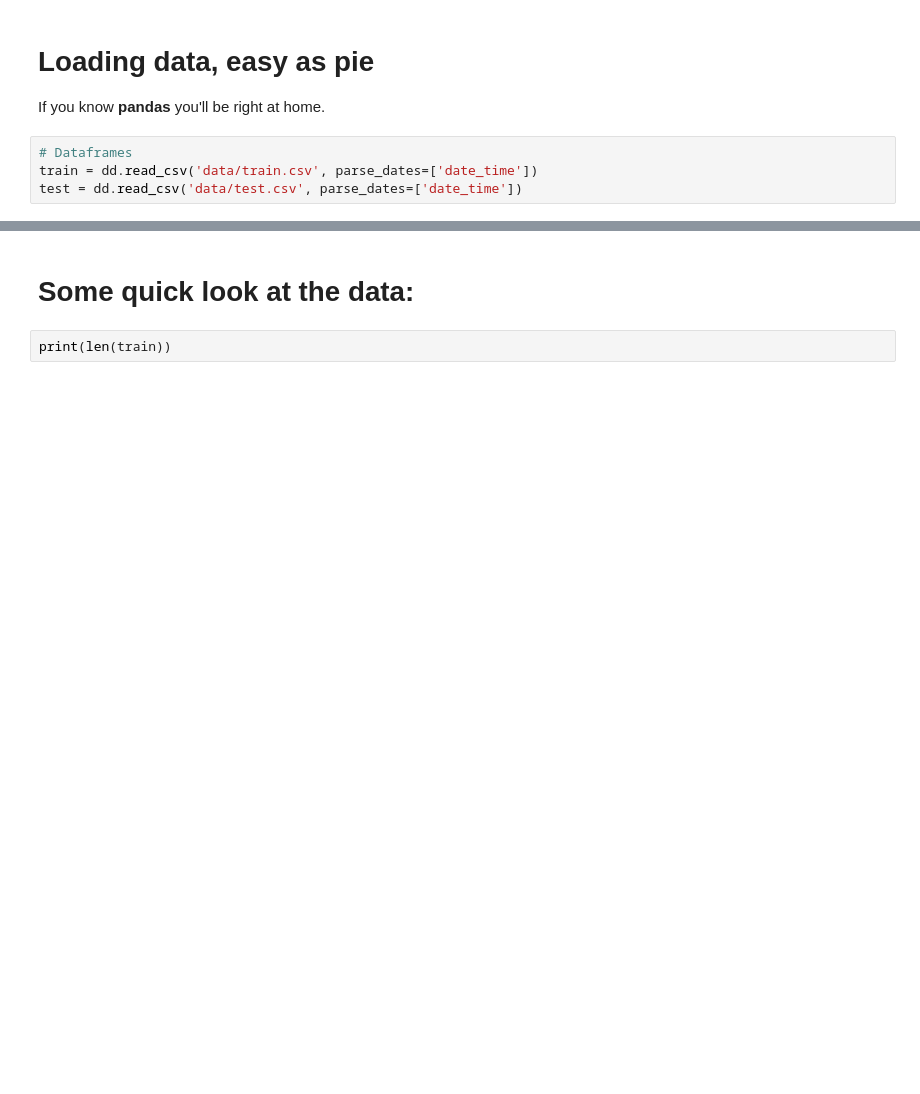
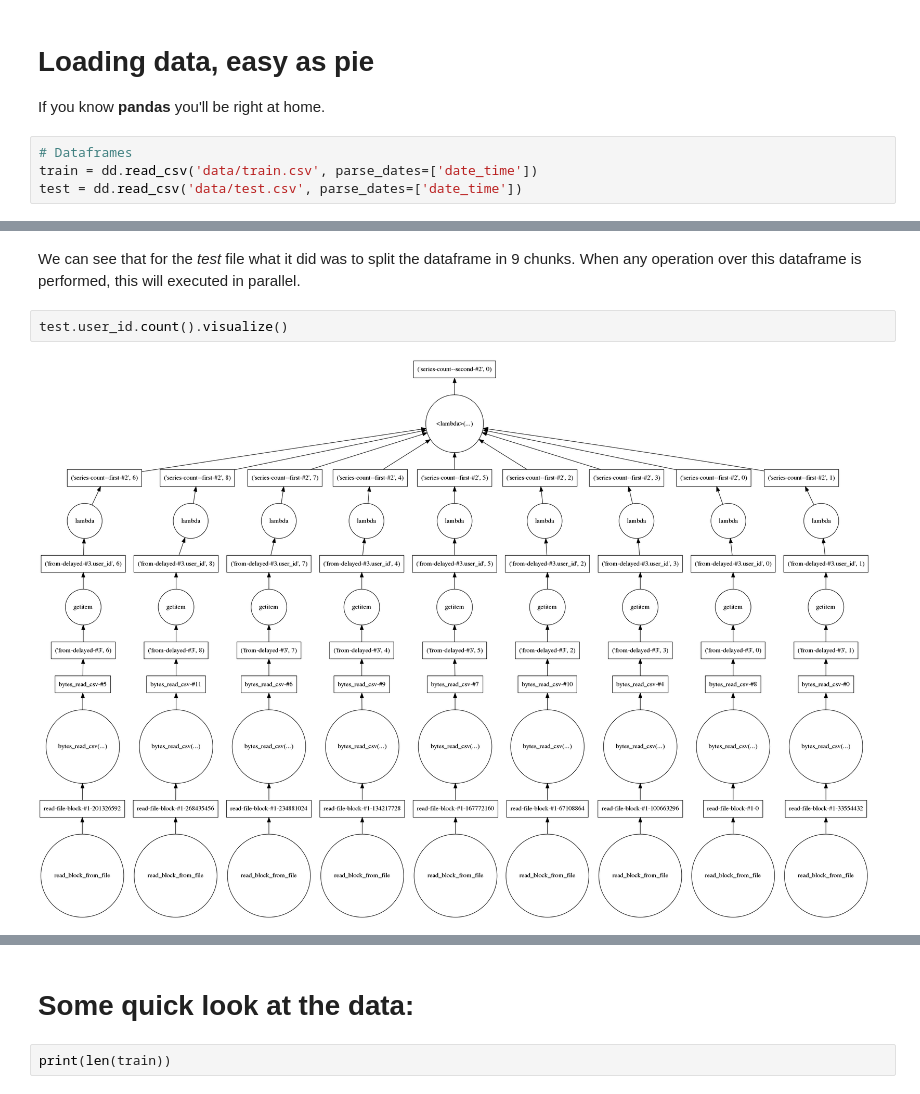
Before and after one commit to adrpino/dask_basics, a Jupyter notebook: dask_basics.ipynb, the cells around one changed output, grey strips where cells are left out. Saved outputs shown, nothing was run; the diff lists cells and outputs as text; blank space fills up the shorter version.

```diff
--- a/dask_basics.ipynb
+++ b/dask_basics.ipynb
@@ -36,0 +42,6 @@ dd.DataFrame<from-de..., npartitions=122>
+# %% [markdown]
+We can see that for the *test* file what it did was to split the dataframe in 9 chunks. When any operation over this dataframe is performed, this will executed in parallel.
+# %%
+test.user_id.count().visualize()
+# %% [output]
+[figure, added]
```
Also changed, not shown: parts of 40 cells of this notebook.
